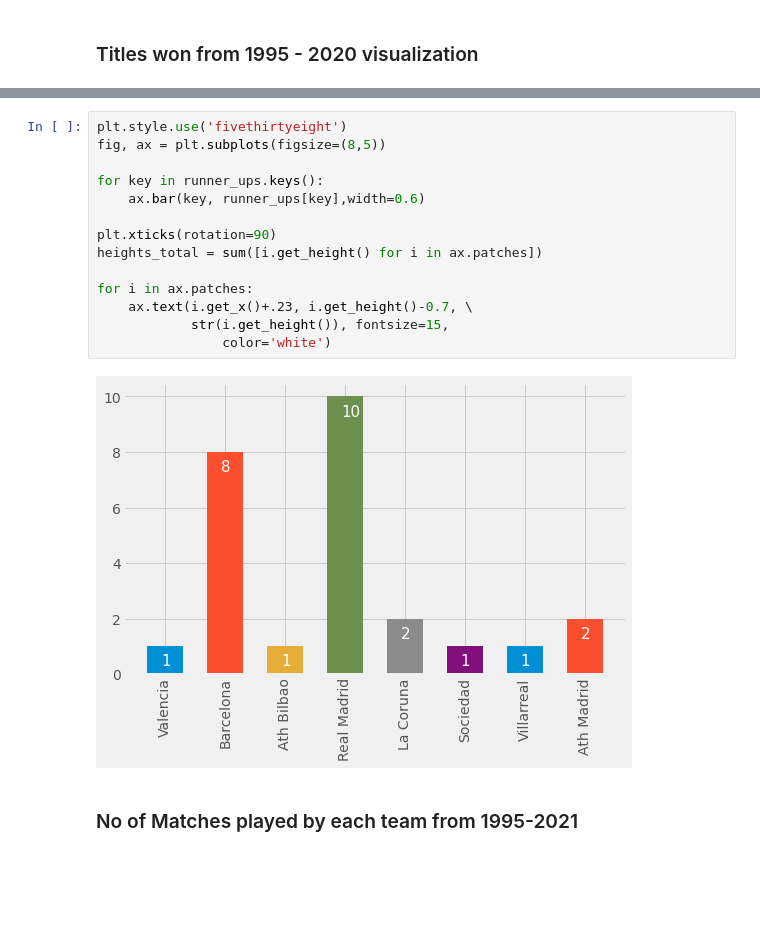
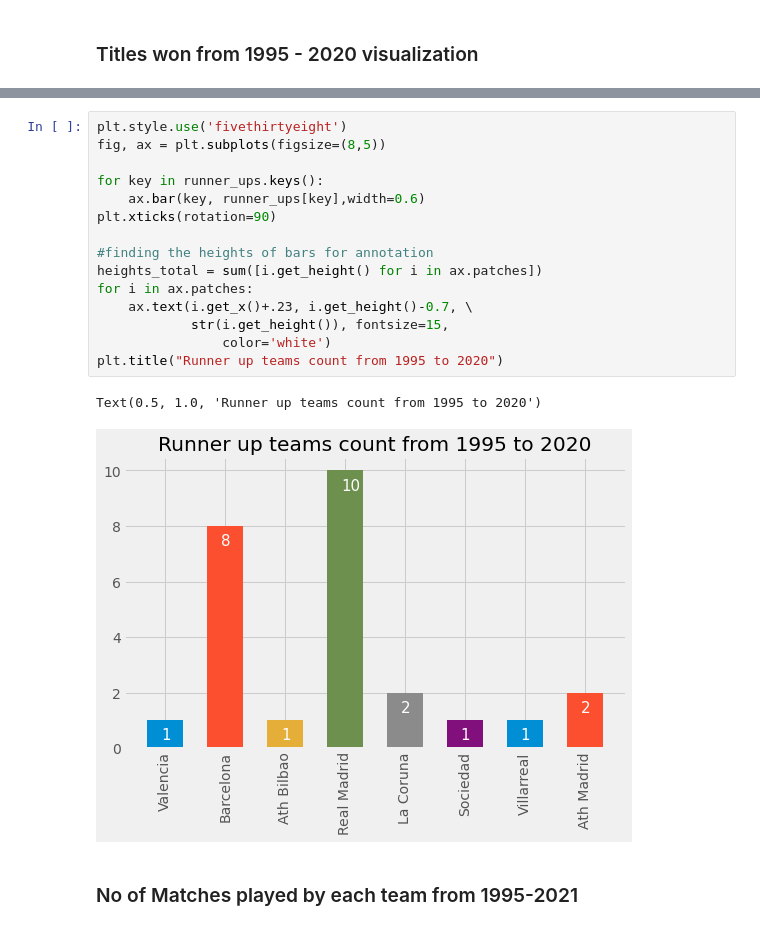
Before and after one commit to Wisal-Mukhtiar/Insights-from-Laliga-Dataset, a Jupyter notebook: laliga.ipynb, the cells around one changed output, grey strips where cells are left out. Cells and saved outputs as stored; diff of their text form; blank space fills up the shorter version.

```diff
--- a/laliga.ipynb
+++ b/laliga.ipynb
@@ -414,19 +417,21 @@ for i in ax.patches:
 # %%
 plt.style.use('fivethirtyeight')
 fig, ax = plt.subplots(figsize=(8,5))
 
 for key in runner_ups.keys():
     ax.bar(key, runner_ups[key],width=0.6)
+plt.xticks(rotation=90)
 
-plt.xticks(rotation=90)
+#finding the heights of bars for annotation
 heights_total = sum([i.get_height() for i in ax.patches])
-
 for i in ax.patches:
     ax.text(i.get_x()+.23, i.get_height()-0.7, \
             str(i.get_height()), fontsize=15,
                 color='white')
+plt.title("Runner up teams count from 1995 to 2020")
 # %% [output]
+Text(0.5, 1.0, 'Runner up teams count from 1995 to 2020')
-[figure, old version]
+[figure, new version]
 # %% [markdown]
 ### No of Matches played by each team from 1995-2021
 # %%
```
Also changed, not shown: parts of 6 cells of this notebook.
